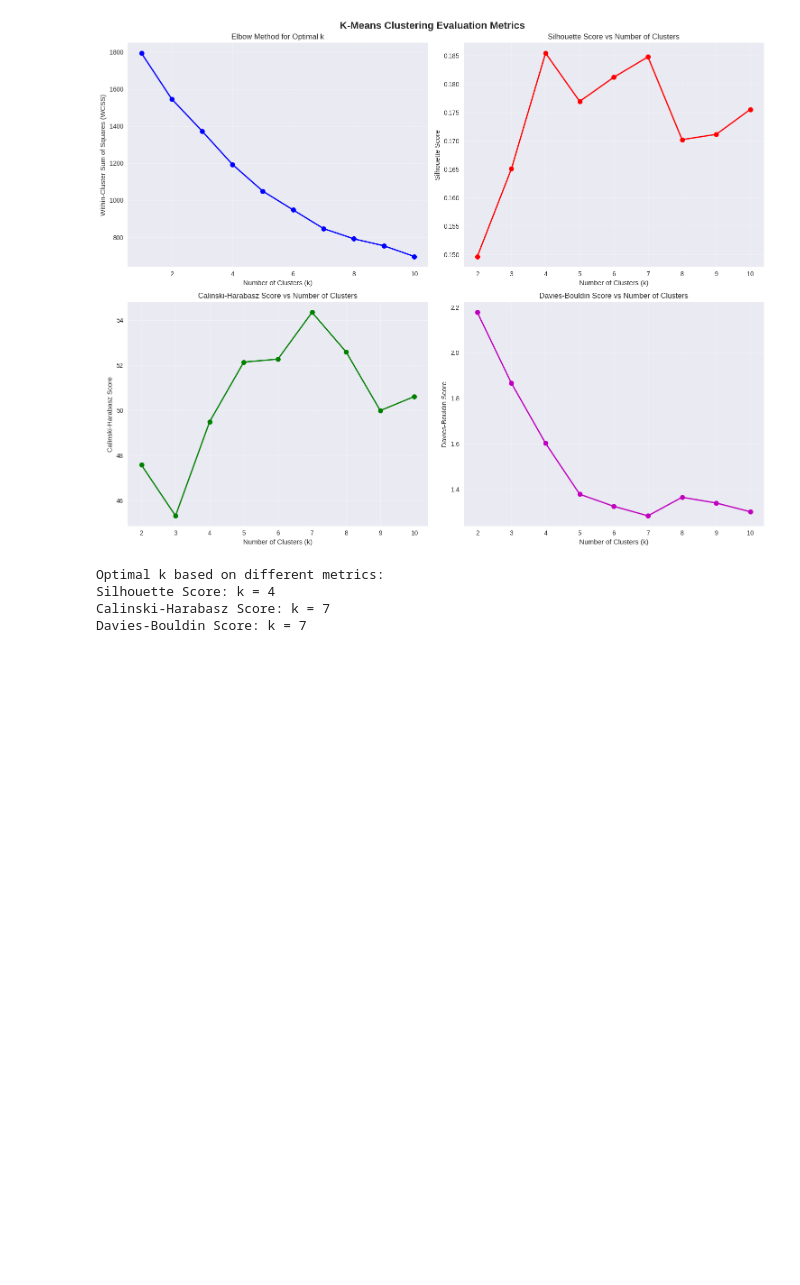
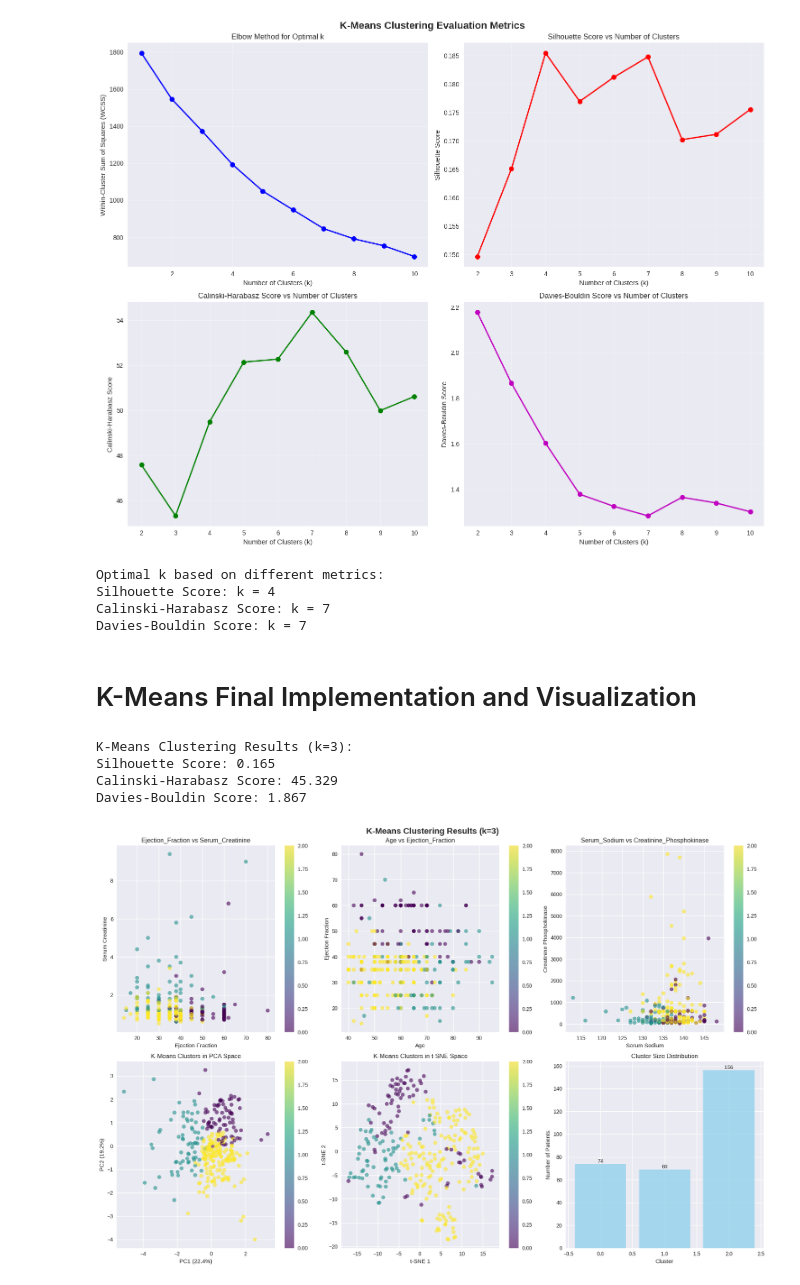
Before and after one commit to Hello-Kitty-1311/Heart-Failure-V1, a Jupyter notebook: code.ipynb, the cells around one changed output. Cells and saved outputs as stored; diff of their text form; code cells hidden in the pictures; blank space fills up the shorter version.

Commit message:
Final Implementation and Visualization

```diff
--- a/code.ipynb
+++ b/code.ipynb
@@ -303,3 +303,63 @@ Optimal k based on different metrics:
 Silhouette Score: k = 4
 Calinski-Harabasz Score: k = 7
 Davies-Bouldin Score: k = 7
+# %% [markdown]
+# K-Means Final Implementation and Visualization
+# %%
+optimal_k = 3
+kmeans = KMeans(n_clusters=optimal_k, random_state=42, n_init=10)
+kmeans_labels = kmeans.fit_predict(X_scaled)
+
+sil_score = silhouette_score(X_scaled, kmeans_labels)
+cal_score = calinski_harabasz_score(X_scaled, kmeans_labels)
+db_score = davies_bouldin_score(X_scaled, kmeans_labels)
+
+print(f"K-Means Clustering Results (k={optimal_k}):")
+print(f"Silhouette Score: {sil_score:.3f}")
+print(f"Calinski-Harabasz Score: {cal_score:.3f}")
+print(f"Davies-Bouldin Score: {db_score:.3f}")
+fig, axes = plt.subplots(2, 3, figsize=(18, 12))
+fig.suptitle(f'K-Means Clustering Results (k={optimal_k})', fontsize=16, fontweight='bold')
+feature_pairs = [('ejection_fraction', 'serum_creatinine'),
+                ('age', 'ejection_fraction'),
+                ('serum_sodium', 'creatinine_phosphokinase')]
+
+for i, (feat1, feat2) in enumerate(feature_pairs):
+    scatter = axes[0, i].scatter(df[feat1], df[feat2], c=kmeans_labels,
+                                cmap='viridis', alpha=0.6, s=50)
+    axes[0, i].set_xlabel(feat1.replace('_', ' ').title())
+    axes[0, i].set_ylabel(feat2.replace('_', ' ').title())
+    axes[0, i].set_title(f'{feat1.title()} vs {feat2.title()}')
+    plt.colorbar(scatter, ax=axes[0, i])
+scatter = axes[1, 0].scatter(X_pca[:, 0], X_pca[:, 1], c=kmeans_labels,
+                            cmap='viridis', alpha=0.6, s=50)
+axes[1, 0].set_xlabel(f'PC1 ({pca.explained_variance_ratio_[0]:.1%})')
+axes[1, 0].set_ylabel(f'PC2 ({pca.explained_variance_ratio_[1]:.1%})')
+axes[1, 0].set_title('K-Means Clusters in PCA Space')
+plt.colorbar(scatter, ax=axes[1, 0])
+
+tsne = TSNE(n_components=2, random_state=42, perplexity=30)
+X_tsne = tsne.fit_transform(X_scaled)
+scatter = axes[1, 1].scatter(X_tsne[:, 0], X_tsne[:, 1], c=kmeans_labels,
+                            cmap='viridis', alpha=0.6, s=50)
+axes[1, 1].set_xlabel('t-SNE 1')
+axes[1, 1].set_ylabel('t-SNE 2')
+axes[1, 1].set_title('K-Means Clusters in t-SNE Space')
+plt.colorbar(scatter, ax=axes[1, 1])
+
+cluster_counts = np.bincount(kmeans_labels)
+axes[1, 2].bar(range(optimal_k), cluster_counts, color='skyblue', alpha=0.7)
+axes[1, 2].set_xlabel('Cluster')
+axes[1, 2].set_ylabel('Number of Patients')
+axes[1, 2].set_title('Cluster Size Distribution')
+for i, count in enumerate(cluster_counts):
+    axes[1, 2].text(i, count + 1, str(count), ha='center')
+
+plt.tight_layout()
+plt.show()
+# %% [output]
+K-Means Clustering Results (k=3):
+Silhouette Score: 0.165
+Calinski-Harabasz Score: 45.329
+Davies-Bouldin Score: 1.867
+[figure, added]
```
